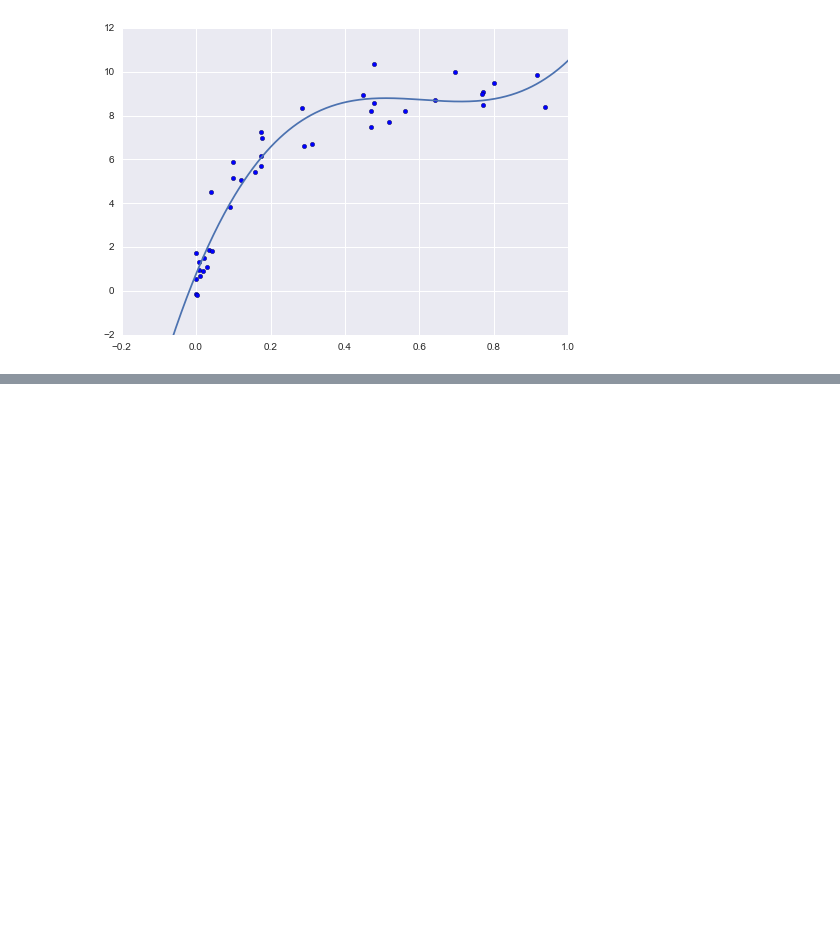
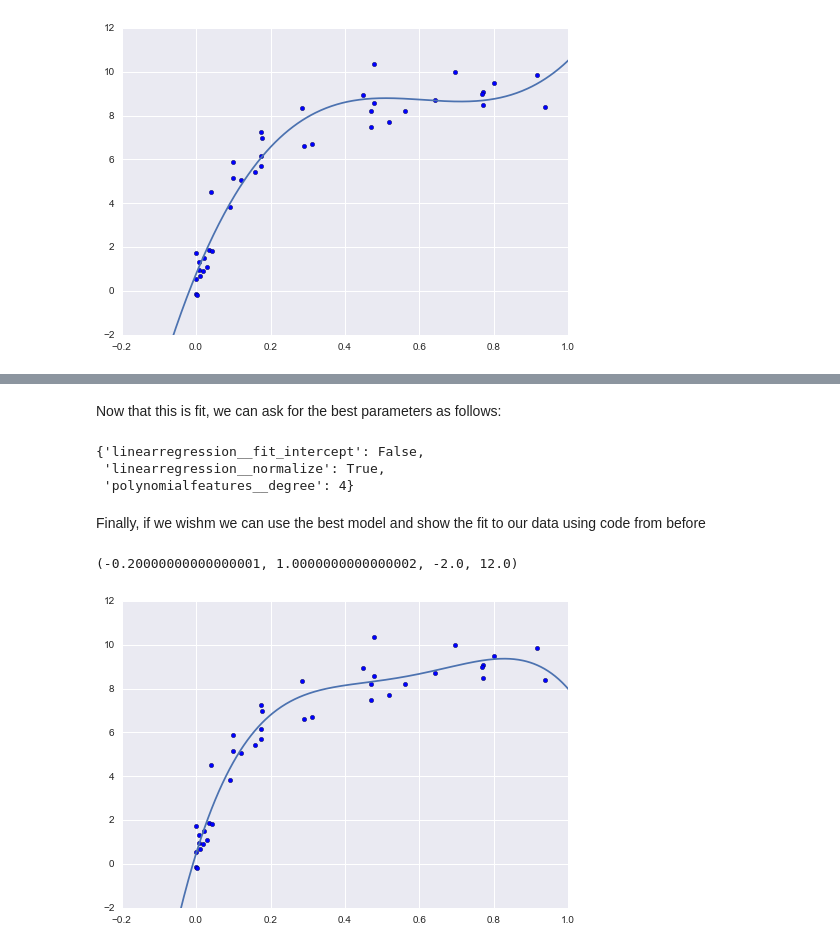
Before and after one commit to jorellano/Machine_learning-pt1, a Jupyter notebook: Hyperparameters and Model Validation.ipynb, the cells around one changed output, grey strips where cells are left out. Drawn from its saved outputs; the diff is of its cells as text; code cells hidden in the pictures; blank space fills up the shorter version.

```diff
--- a/Hyperparameters and Model Validation.ipynb
+++ b/Hyperparameters and Model Validation.ipynb
@@ -356,0 +444,8 @@ plt.axis(lim)
+# %%
+from sklearn.grid_search import GridSearchCV
+
+param_grid = {'polynomialfeatures__degree': np.arange(21),
+              'linearregression__fit_intercept': [True, False],
+              'linearregression__normalize': [True, False]}
+
+grid = GridSearchCV(PolynomialRegression(), param_grid, cv=7)
@@ -356,0 +454,2 @@ plt.axis(lim)
+# %%
+grid.fit(X, y)
@@ -356,0 +463,21 @@ plt.axis(lim)
+# %% [markdown]
+Now that this is fit, we can ask for the best parameters as follows:
+# %%
+grid.best_params_
+# %% [output]
+{'linearregression__fit_intercept': False,
+ 'linearregression__normalize': True,
+ 'polynomialfeatures__degree': 4}
+# %% [markdown]
+Finally, if we wishm we can use the best model and show the fit to our data using code from before
+# %%
+model = grid.best_estimator_
+
+plt.scatter(X.ravel(), y)
+lim = plt.axis()
+y_test = model.fit(X, y).predict(X_test)
+plt.plot(X_test.ravel(), y_test, hold=True);
+plt.axis(lim)
+# %% [output]
+(-0.20000000000000001, 1.0000000000000002, -2.0, 12.0)
+[figure, added]
```
Also changed, not shown: parts of 11 cells of this notebook.
